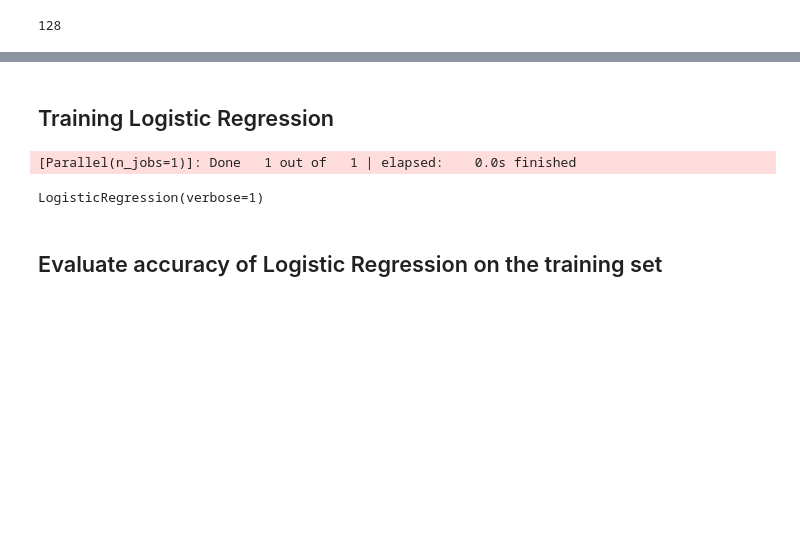
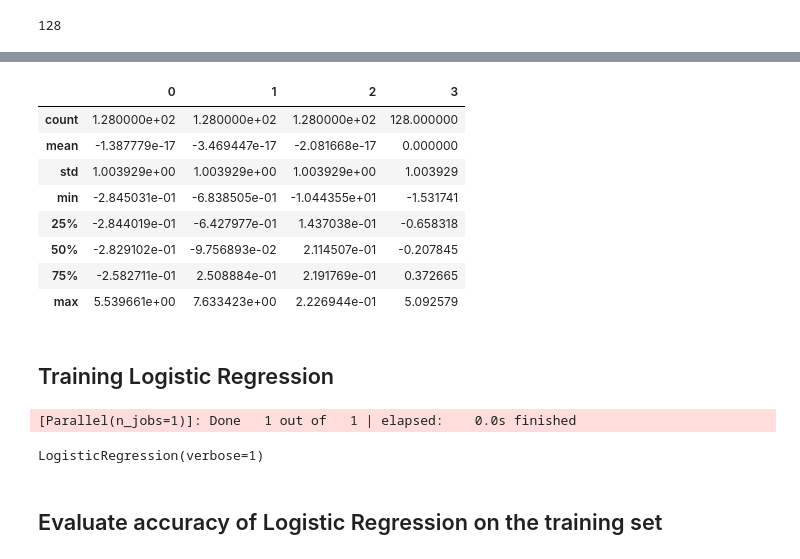
Before and after one commit to NikhilaGadge/Trustworthiness-in-AI-Token-Probability, a Jupyter notebook: hallu_eval_experiments - NG.ipynb, the cells around one changed output, grey strips where cells are left out. Saved outputs shown, nothing was run; the diff lists cells and outputs as text; code cells hidden in the pictures; blank space fills up the shorter version.

```diff
--- a/hallu_eval_experiments - NG.ipynb
+++ b/hallu_eval_experiments - NG.ipynb
@@ -1077,3 +1094,15 @@ X_train_features[0]
+# %%
+pd.DataFrame(X_train_features).describe()
+# %% [output]
+|  | 0 | 1 | 2 | 3 |
+| count | 1.280000e+02 | 1.280000e+02 | 1.280000e+02 | 128.000000 |
+| mean | -1.387779e-17 | -3.469447e-17 | -2.081668e-17 | 0.000000 |
+| std | 1.003929e+00 | 1.003929e+00 | 1.003929e+00 | 1.003929 |
+| min | -2.845031e-01 | -6.838505e-01 | -1.044355e+01 | -1.531741 |
+| 25% | -2.844019e-01 | -6.427977e-01 | 1.437038e-01 | -0.658318 |
+| 50% | -2.829102e-01 | -9.756893e-02 | 2.114507e-01 | -0.207845 |
+| 75% | -2.582711e-01 | 2.508884e-01 | 2.191769e-01 | 0.372665 |
+| max | 5.539661e+00 | 7.633423e+00 | 2.226944e-01 | 5.092579 |
 # %% [markdown]
 ## Training Logistic Regression
 # %%
```
Also changed, not shown: parts of 23 cells of this notebook.
